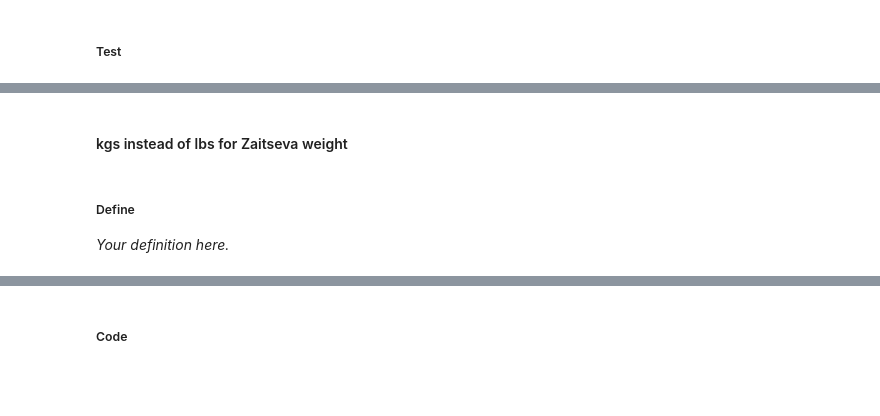
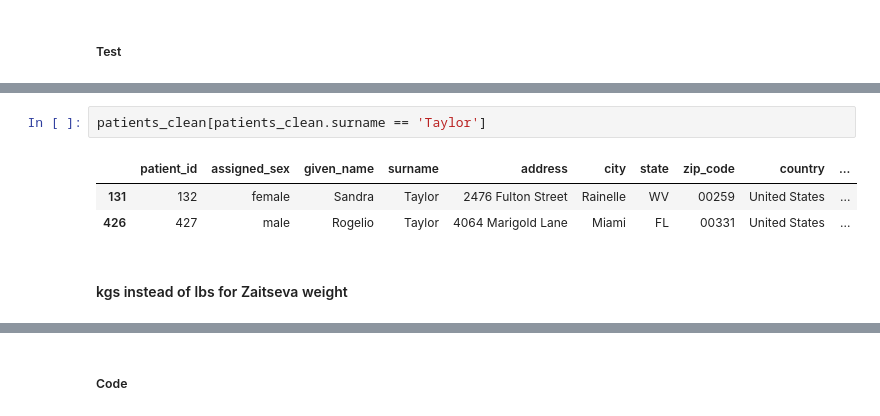
Before and after one commit to liuyang21cn/Udacity-DAND, a Jupyter notebook: 2-Data-Wrangling/Lesson4-Cleaning-Data/cleaning-student.ipynb, the cells around one changed output, grey strips where cells are left out. Saved outputs shown, nothing was run; the diff lists cells and outputs as text; blank space fills up the shorter version.

```diff
--- a/2-Data-Wrangling/Lesson4-Cleaning-Data/cleaning-student.ipynb
+++ b/2-Data-Wrangling/Lesson4-Cleaning-Data/cleaning-student.ipynb
@@ -667,5 +827,8 @@ t
+# %%
+patients_clean[patients_clean.surname == 'Taylor']
+# %% [output]
+|  | patient_id | assigned_sex | given_name | surname | address | city | state | zip_code | country | ... |
+| 131 | 132 | female | Sandra | Taylor | 2476 Fulton Street | Rainelle | WV | 00259 | United States | ... |
+| 426 | 427 | male | Rogelio | Taylor | 4064 Marigold Lane | Miami | FL | 00331 | United States | ... |
 # %% [markdown]
 #### kgs instead of lbs for Zaitseva weight
-# %% [markdown]
-##### Define
-*Your definition here.*
```
Also changed, not shown: parts of 42 cells of this notebook.
